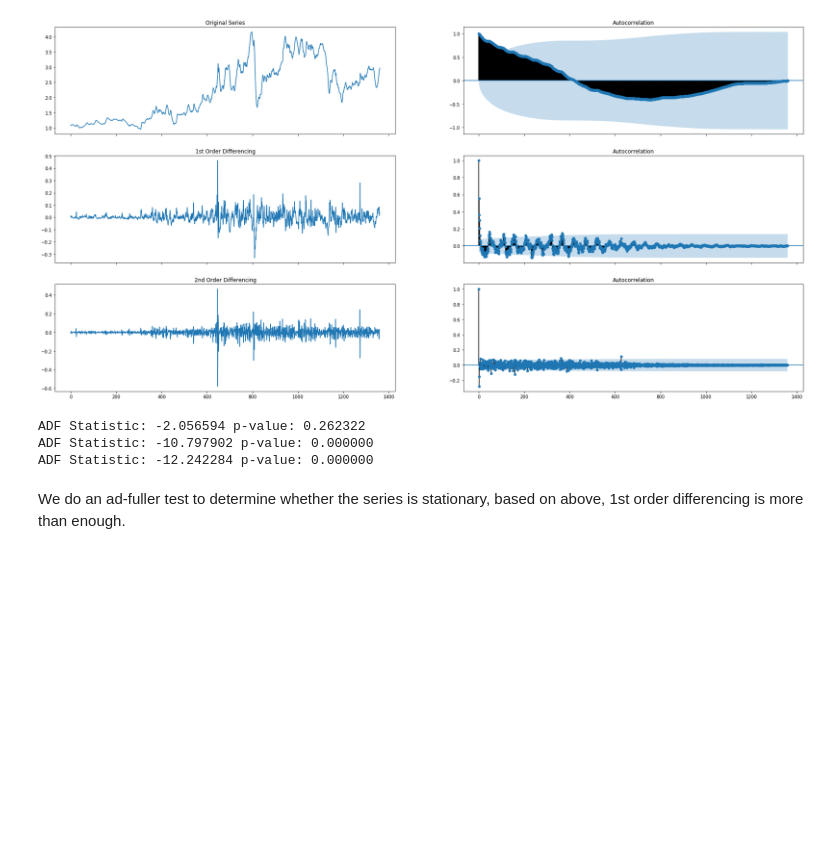
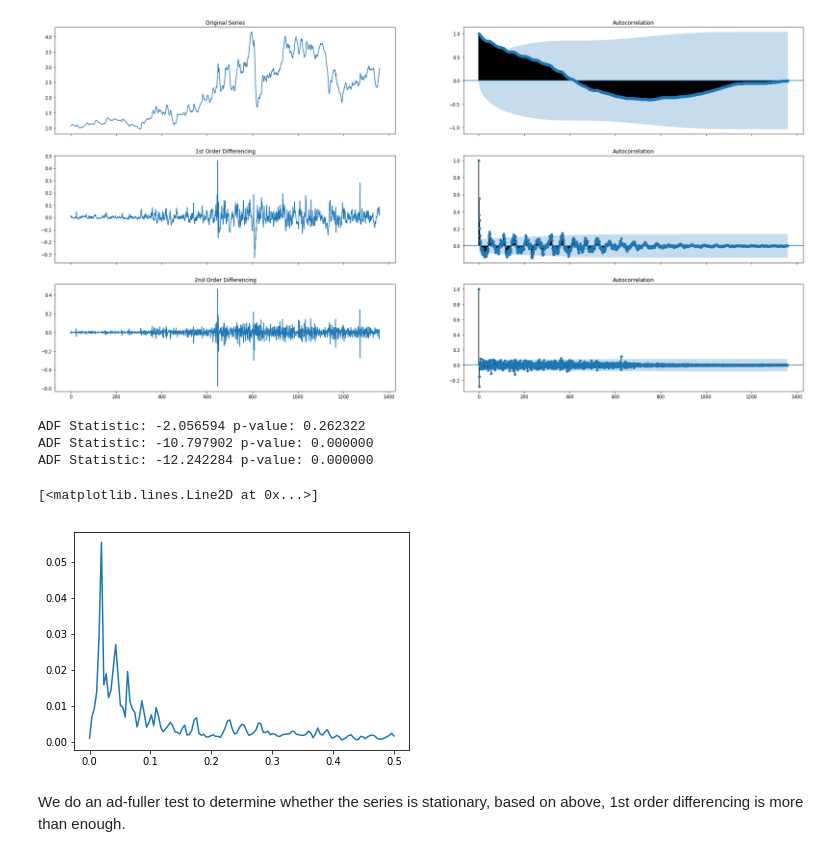
Before and after one commit to Allen-Z-4230/FutureGas, a Jupyter notebook: Gas_ARIMA.ipynb, the cells around one changed output. Cells and saved outputs as stored; diff of their text form; code cells hidden in the pictures; blank space fills up the shorter version.

```diff
--- a/Gas_ARIMA.ipynb
+++ b/Gas_ARIMA.ipynb
@@ -65,6 +65,12 @@ print('ADF Statistic: %f' % adf_dif2[0], 'p-value: %f' % adf_dif2[1])
 ADF Statistic: -2.056594 p-value: 0.262322
 ADF Statistic: -10.797902 p-value: 0.000000
 ADF Statistic: -12.242284 p-value: 0.000000
+# %%
+freqs, pw = sp.signal.welch(np.diff(df_gas['gas_price'].values))
+plt.plot(freqs, pw)
+# %% [output]
+[<matplotlib.lines.Line2D at 0x...>]
+[figure, added]
 # %% [markdown]
 We do an ad-fuller test to determine whether the series is stationary, based on above, 1st order differencing is more than enough.
 # %% [markdown]
```
Also changed, not shown: parts of 1 cell of this notebook.
